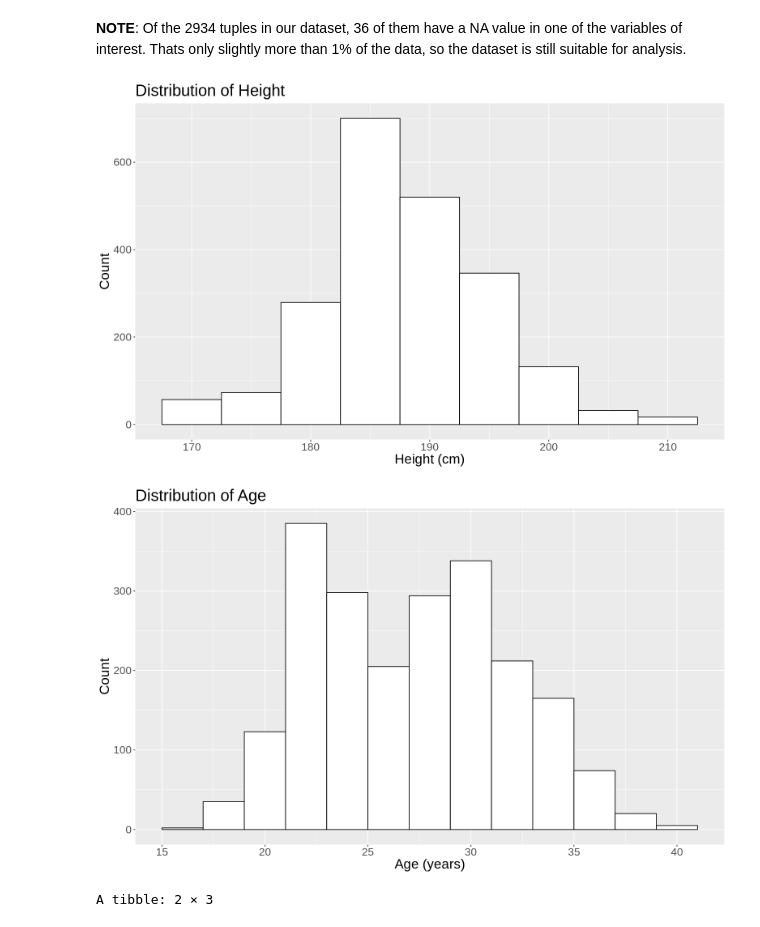
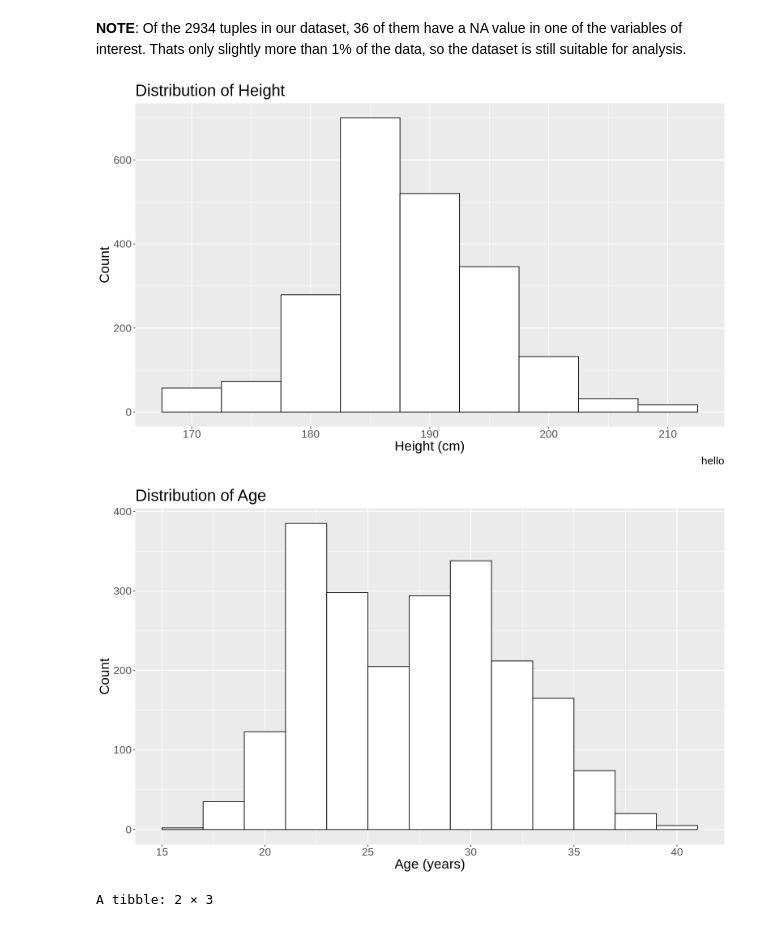
Before and after one commit to bearmohawk/DSCI-100-2022_autumn-Group-37, a Jupyter notebook: Project report Group 37-Copy1.ipynb, the cells around one changed output. Drawn from its saved outputs; the diff is of its cells as text; code cells hidden in the pictures.

```diff
--- a/Project report Group 37-Copy1.ipynb
+++ b/Project report Group 37-Copy1.ipynb
@@ -106,22 +110,22 @@ Of the 2934 tuples in our dataset, 36 of them have a NA value in one of the vari
 # %%
 #Histograms of the height and age variable distributions ONLY USING TRAINING DATA
 options(repr.plot.width = 13, repr.plot.height =8)
 prelim_hist_height <- ggplot(data = match_train, aes(x = ht))+
                 geom_histogram(binwidth = 5, color = "black", fill = "white")+
-                labs(x = "Height (cm)", y = "Count")+
+                labs(x = "Height (cm)", y = "Count", caption = "hello")+
                 ggtitle("Distribution of Height")+
                 theme(text = element_text(size = 20))
 
 prelim_hist_height # Figure1.1
 
 prelim_hist_age <- ggplot(data = match_train, aes(x = age))+
                 geom_histogram(binwidth = 2, color = "black", fill = "white")+
                 labs(x = "Age (years)", y = "Count")+
                 ggtitle("Distribution of Age")+
                 theme(text = element_text(size = 20))
 prelim_hist_age # Figure1.2
 # %% [output]
-[figure, old version]
+[figure, new version]
 [figure]
 # %%
 #to check the percentage of winning and losing in the data set to make sure one don't outweight the other
```
Also changed, not shown: parts of 2 cells of this notebook.
